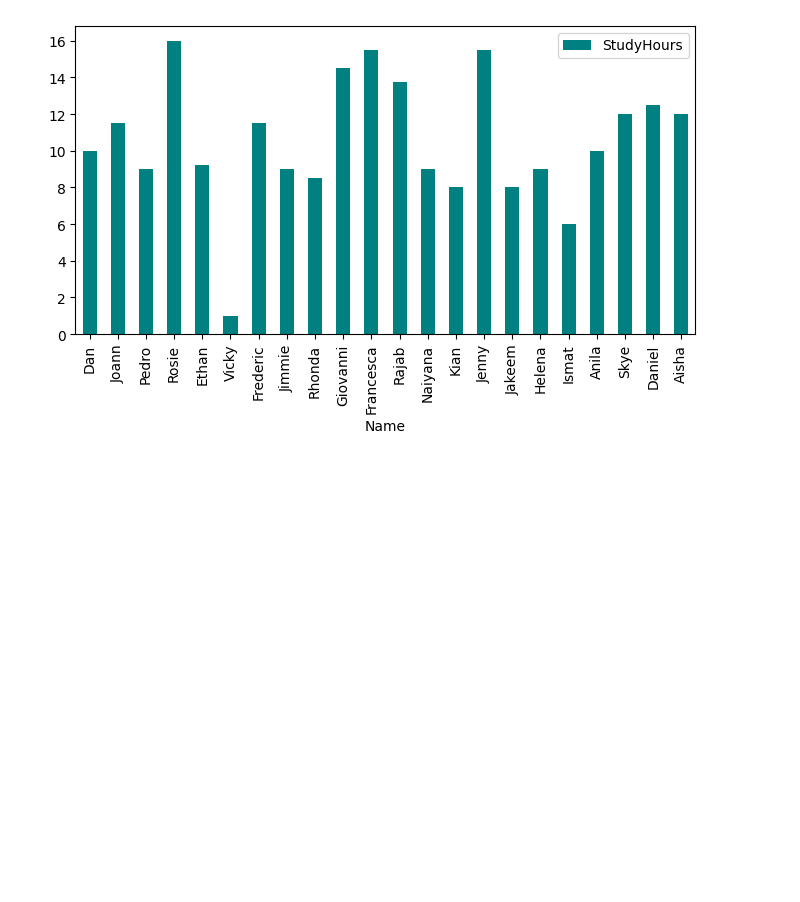
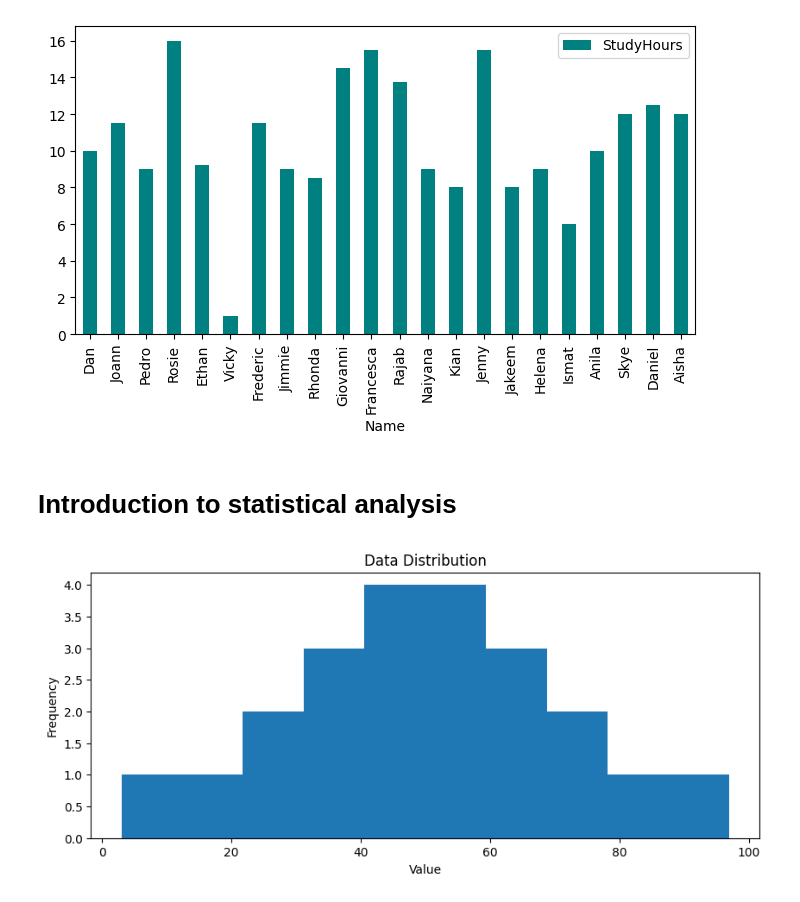
Before and after one commit to coder7475/ml-fundamentals, a Jupyter notebook: notebooks/1_data_exploration/data_exploration_with_python.ipynb, the cells around one changed output. Saved outputs shown, nothing was run; the diff lists cells and outputs as text; code cells hidden in the pictures; blank space fills up the shorter version.

Commit message:
feat: add histogram visualization for data distribution

```diff
--- a/notebooks/1_data_exploration/data_exploration_with_python.ipynb
+++ b/notebooks/1_data_exploration/data_exploration_with_python.ipynb
@@ -421,3 +421,26 @@ df_students.plot.bar(x='Name', y='StudyHours', color='teal', figsize=(8, 4))
 # %% [output]
 <Axes: xlabel='Name'>
 [figure]
+# %% [markdown]
+# Introduction to statistical analysis
+# %%
+# Descriptive statistics and data distribution
+# Visualize data as histogram
+# Get the variable to examine
+var_data = df_students['Grade']
+
+# Create a Figure
+fig = plt.figure(figsize=(10, 4))
+
+# Plot the histogram
+plt.hist(var_data)
+
+# Add title and labels
+plt.title('Data Distribution')
+plt.xlabel('Value')
+plt.ylabel('Frequency')
+
+# Show the figure
+fig.show()
+# %% [output]
+[figure, added]
```
Also changed, not shown: parts of 17 cells of this notebook.
